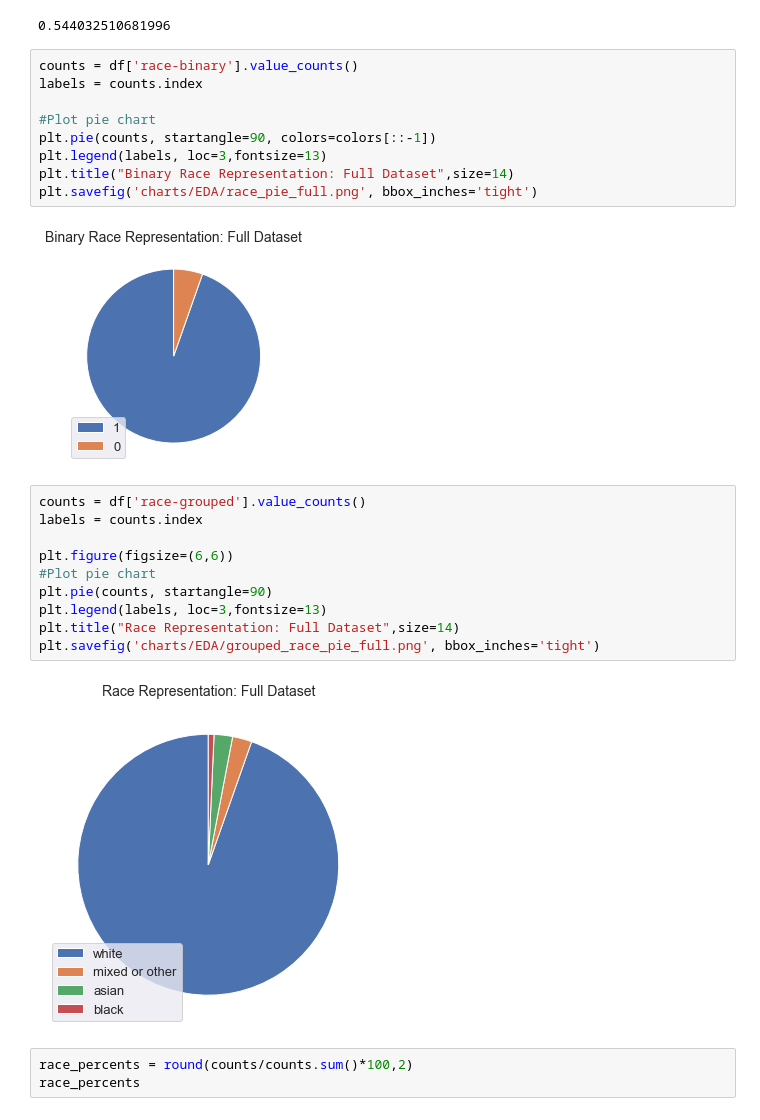
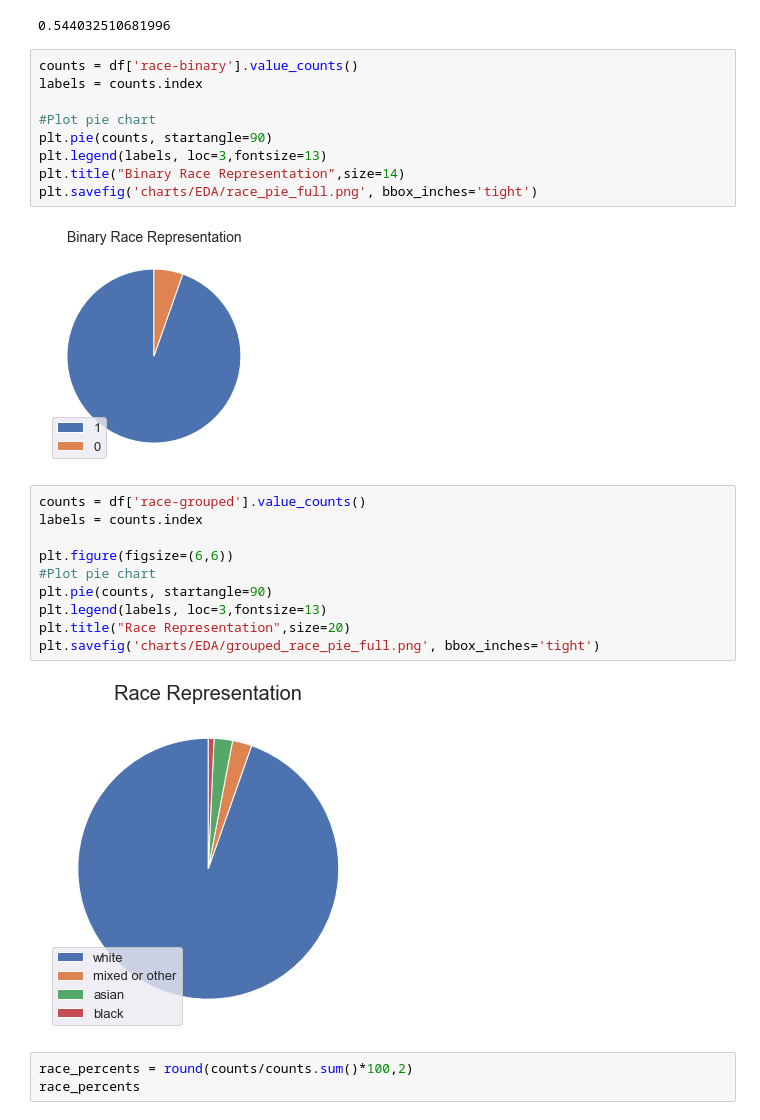
Before and after one commit to analiseb/UB-Masters-Thesis, a Jupyter notebook: PRE_eda.ipynb, the cells around one changed output. Saved outputs shown, nothing was run; the diff lists cells and outputs as text.

Commit message:
add images & reorganization

```diff
--- a/PRE_eda.ipynb
+++ b/PRE_eda.ipynb
@@ -509,14 +520,14 @@ counts[0]/(counts[0]+counts[1])
 # %%
 counts = df['race-binary'].value_counts()
 labels = counts.index
 
 #Plot pie chart
-plt.pie(counts, startangle=90, colors=colors[::-1])
+plt.pie(counts, startangle=90)
 plt.legend(labels, loc=3,fontsize=13)
-plt.title("Binary Race Representation: Full Dataset",size=14)
+plt.title("Binary Race Representation",size=14)
 plt.savefig('charts/EDA/race_pie_full.png', bbox_inches='tight')
 # %% [output]
-[figure, old version]
+[figure, new version]
 # %%
 counts = df['race-grouped'].value_counts()
 labels = counts.index
@@ -525,10 +536,10 @@ plt.figure(figsize=(6,6))
 #Plot pie chart
 plt.pie(counts, startangle=90)
 plt.legend(labels, loc=3,fontsize=13)
-plt.title("Race Representation: Full Dataset",size=14)
+plt.title("Race Representation",size=20)
 plt.savefig('charts/EDA/grouped_race_pie_full.png', bbox_inches='tight')
 # %% [output]
-[figure, old version]
+[figure, new version]
 # %%
 race_percents = round(counts/counts.sum()*100,2)
 race_percents
```
Also changed, not shown: parts of 2 cells of this notebook, 33 other files.
